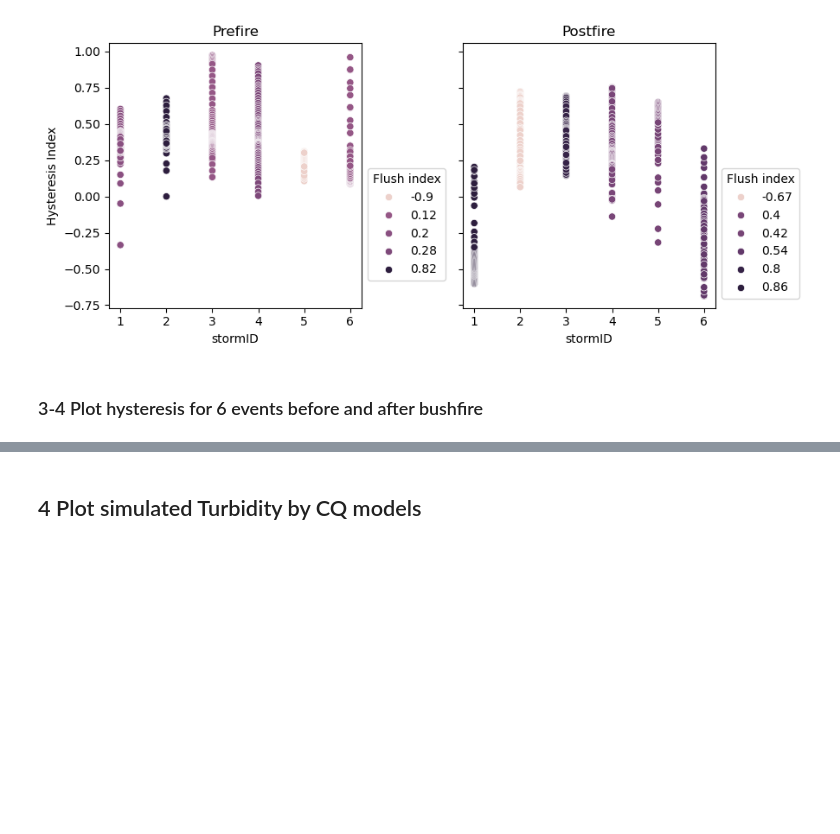
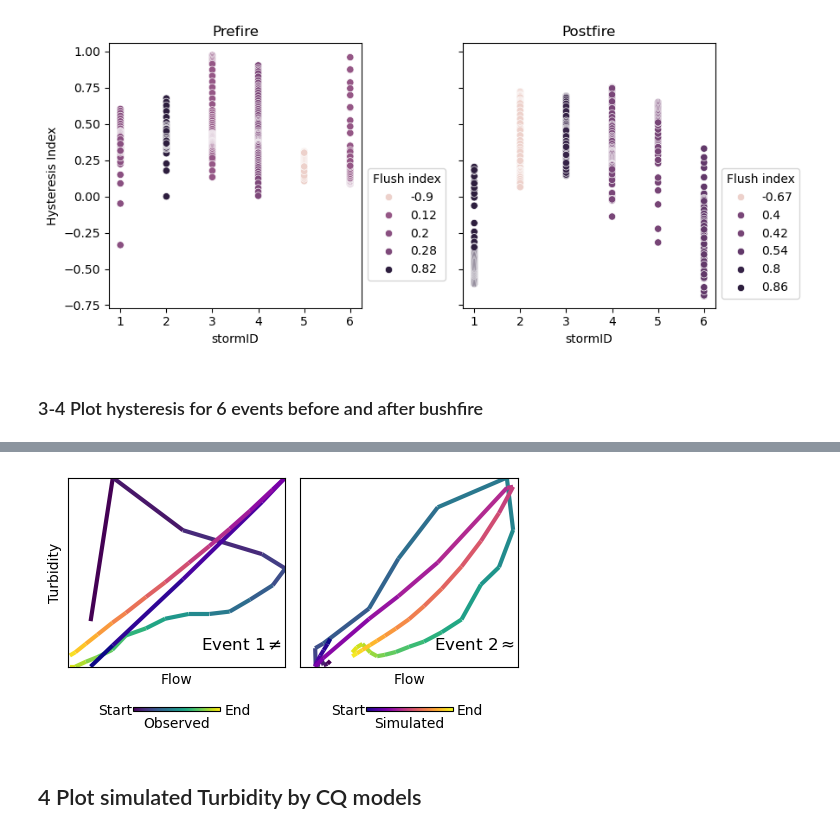
Before and after one commit to QianWanghhu/BushFireWQ, a Jupyter notebook: src/Explore_212058_CQ.ipynb, the cells around one changed output, grey strips where cells are left out. Saved outputs shown, nothing was run; the diff lists cells and outputs as text; code cells hidden in the pictures; blank space fills up the shorter version.

```diff
--- a/src/Explore_212058_CQ.ipynb
+++ b/src/Explore_212058_CQ.ipynb
@@ -240,0 +257,15 @@ plt.savefig(f'{fig_dir}{title}HysteresisNorm{norm_plot}.png', format='png', dpi=
+# %%
+# Select 9 events before and after fire
+# Read storm event data
+storm_data = pd.read_csv('../output/CQ_analysis/212058/' + \
+                        f'Q_above_{Q_thre}_212058_StormEventRefilterData.csv', \
+                        index_col = 'id')
+storm_data.reindex()
+# Calculate turbidity
+flow = np.array([storm_data['Discharge (cms)'].values,
+                 storm_data['storm_flow'].values, storm_data['base_flow'].values])
+storm_data['turb_est'] = mix_model(flow, 1.90, 0.27, 0.62, 0.91, n=4)
+# Normalize concentration and flow
+for grp_id, stm in storm_data.groupby('stormID'):
+    storm_data.loc[stm.index, 'sim_norm_turb'] = (stm['turb_est'] - stm['turb_est'].min()) \
+                                        / (stm['turb_est'].max() - stm['turb_est'].min())
@@ -241,3 +280,78 @@ plt.savefig(f'{fig_dir}{title}HysteresisNorm{norm_plot}.png', format='png', dpi=
+# %%
+# Set stormID to str format
+# Select six events of the max peak flow during each periods
+from matplotlib.collections import LineCollection
+fig, axes = plt.subplots(nrows=1, ncols=2, sharex=False, sharey=False, figsize=(5, 3))
+# Plot the normalized flow and turbidity if norm_plot = True;
+# Otherwise, plot the absolute values of flow and turbidity
+norm_plot = True
+if norm_plot:
+    xx = 'norm_tot_q'; yy = 'norm_c'
+    xlab = 'Flow'; ylab = 'Turbidity'
+else:
+    xx = 'total_flow'; yy = 'Turbidity (NTU)'
+    xlab = 'Flow (cms)'; ylab = yy
+lgnd = False
+
+hys_storm1 = storm_data[storm_data['stormID'] == float(six_eventID_int[0][3])]
+hys_storm2 = storm_data[storm_data['stormID'] == float(six_eventID_int[1][2])]
+peak_idx = [hys_storm1['norm_tot_q'].idxmax(), hys_storm2['norm_tot_q'].idxmax()]
+for ax, peak, idx, event in zip(axes, peak_idx, [1, 2], [hys_storm1, hys_storm2]):
+    # Plot the hysteresis for each period using observed turbidity
+    if idx == 2:
+        event = event.iloc[30:]
+    event = event.iloc[::3]
+    # plot observation
+    points = np.array([event['norm_tot_q'].values, event['norm_c'].values]).T.reshape(-1, 1, 2)
+    segments = np.concatenate([points[:-1], points[1:]], axis = 1)
+    norm = plt.Normalize(event['norm_ts'].values.min(), event['norm_ts'].values.max())
+    lc = LineCollection(segments, cmap = 'viridis', norm = norm)
+    lc.set_array(event['norm_ts'].values)
+    lc.set_linewidths(3)
+    line = ax.add_collection(lc)
+
+    # Plot simulation
+    points_sim = np.array([event['norm_tot_q'].values, event['sim_norm_turb'].values]).T.reshape(-1, 1, 2)
+    segments_sim = np.concatenate([points_sim[:-1], points_sim[1:]], axis = 1)
+    norm_sim = plt.Normalize(event['norm_ts'].values.min(), event['norm_ts'].values.max())
+    lc_sim = LineCollection(segments_sim, cmap = 'plasma', norm = norm_sim)
+    lc_sim.set_array(event['norm_ts'].values)
+    lc_sim.set_linewidths(3)
+    line_sim = ax.add_collection(lc_sim)
+    # Set event ID as title
+    # Creating a custom legend with absolute time for each subplot
+    ax.set_xlabel(xlab)
+    # 隐藏刻度线和坐标
+    ax.set_xticks([])
+    ax.set_yticks([])
+    # Set labels
+axes[0].set_ylabel(ylab)
+axes[1].set_ylabel('')
+axes[0].set_title(r'Event 1$ \neq $', loc='center', pad=12, x=0.8, y=0.0)
+axes[1].set_title(r'Event 2$ \approx $', loc='center', pad=12, x=0.8, y=0.0)
+# 添加 colorbar（隐藏默认标签）
+cbar = fig.colorbar(line, ax=axes[0], ticks=[], orientation='horizontal', shrink=0.4)
+# 在 colorbar 的底部和顶部添加自定义文本
+cbar.ax.text(-0.2, 0.1, 'Start',
+             ha='center', va='center', transform=cbar.ax.transAxes)
+cbar.ax.text(1.2, 0.1, 'End',
+             ha='center', va='center', transform=cbar.ax.transAxes)
+cbar.set_label('Observed')
+
+# 添加模拟值的coloarbar
+cbar_sim = fig.colorbar(line_sim, ax=axes[1], ticks=[], orientation='horizontal', shrink=0.4)
+# 在 colorbar 的底部和顶部添加自定义文本
+cbar_sim.ax.text(-0.2, 0.1, 'Start',
+             ha='center', va='center', transform=cbar_sim.ax.transAxes)
+cbar_sim.ax.text(1.2, 0.1, 'End',
+             ha='center', va='center', transform=cbar_sim.ax.transAxes)
+cbar_sim.set_label('Simulated')
+
+plt.subplots_adjust(wspace=0.02, hspace=0.05)
+plt.tight_layout()
+plt.savefig(f'{fig_dir}Illustrative plot/HysteresisNorm{norm_plot}.png', format='png', dpi=300)
+# %% [output]
+[figure, added]
 # %% [markdown]
 ## 4 Plot simulated Turbidity by CQ models
 # %% [markdown]
```
Also changed, not shown: parts of 4 cells of this notebook, 3 other files.
